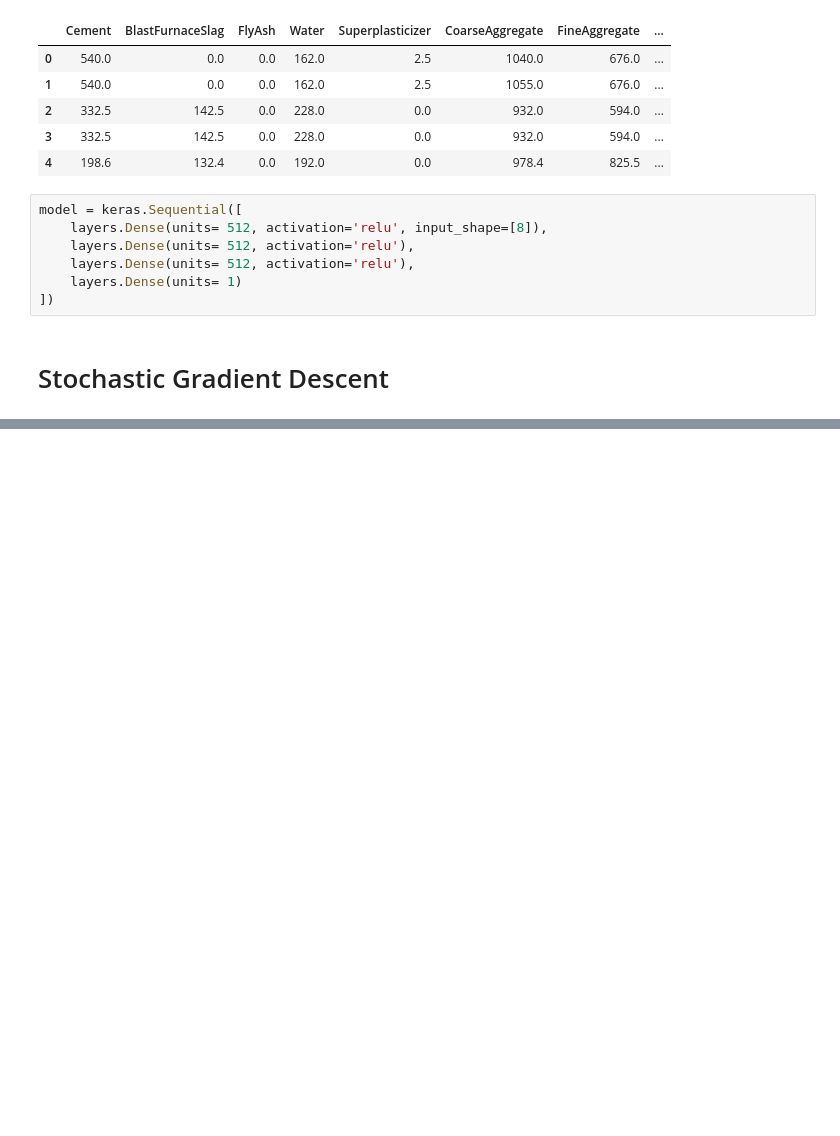
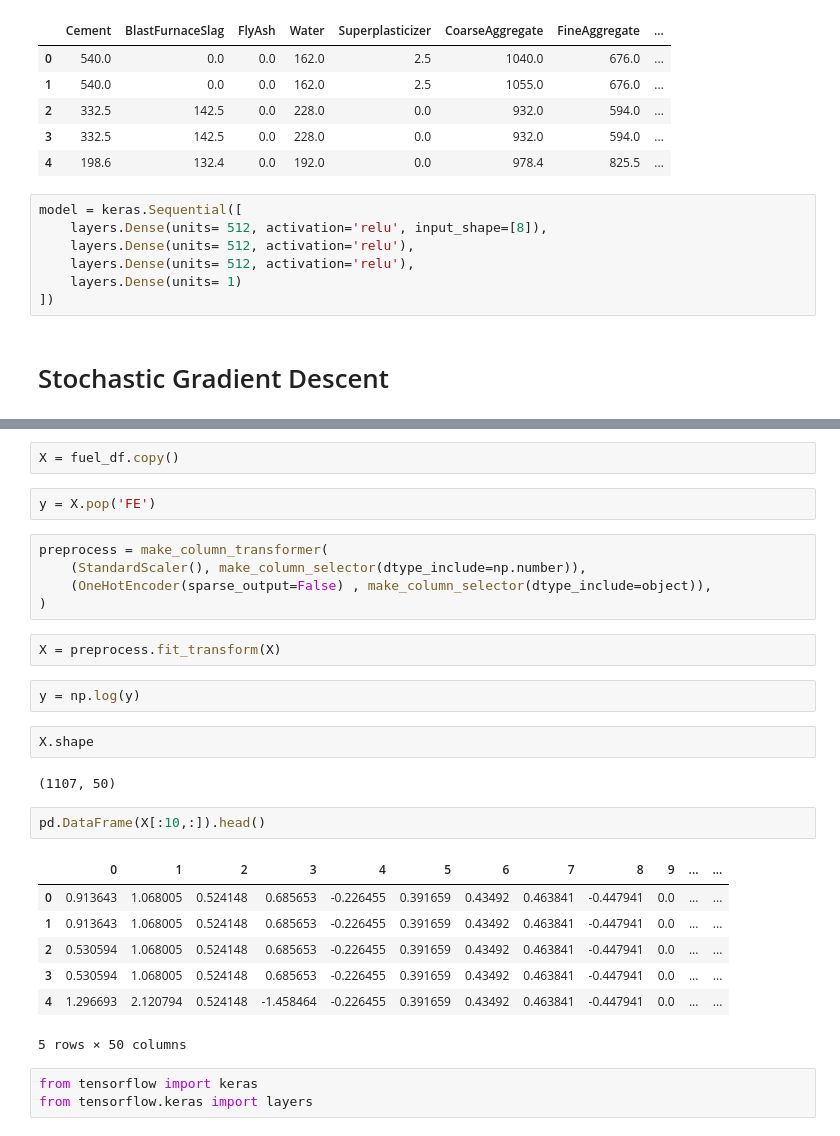
Before and after one commit to AliakbarMehdizadeh/Deep-Neural-Networks, a Jupyter notebook: Intro_to_Deep_Learning.ipynb, the cells around one changed output, grey strips where cells are left out. Cells and saved outputs as stored; diff of their text form; blank space fills up the shorter version.

```diff
--- a/Intro_to_Deep_Learning.ipynb
+++ b/Intro_to_Deep_Learning.ipynb
@@ -109,0 +213,30 @@ model = keras.Sequential([
+# %%
+X = fuel_df.copy()
+# %%
+y = X.pop('FE')
+# %%
+preprocess = make_column_transformer(
+    (StandardScaler(), make_column_selector(dtype_include=np.number)),
+    (OneHotEncoder(sparse_output=False) , make_column_selector(dtype_include=object)),
+)
+# %%
+X = preprocess.fit_transform(X)
+# %%
+y = np.log(y)
+# %%
+X.shape
+# %% [output]
+(1107, 50)
+# %%
+pd.DataFrame(X[:10,:]).head()
+# %% [output]
+|  | 0 | 1 | 2 | 3 | 4 | 5 | 6 | 7 | 8 | 9 | ... | ... |
+| 0 | 0.913643 | 1.068005 | 0.524148 | 0.685653 | -0.226455 | 0.391659 | 0.43492 | 0.463841 | -0.447941 | 0.0 | ... | ... |
+| 1 | 0.913643 | 1.068005 | 0.524148 | 0.685653 | -0.226455 | 0.391659 | 0.43492 | 0.463841 | -0.447941 | 0.0 | ... | ... |
+| 2 | 0.530594 | 1.068005 | 0.524148 | 0.685653 | -0.226455 | 0.391659 | 0.43492 | 0.463841 | -0.447941 | 0.0 | ... | ... |
+| 3 | 0.530594 | 1.068005 | 0.524148 | 0.685653 | -0.226455 | 0.391659 | 0.43492 | 0.463841 | -0.447941 | 0.0 | ... | ... |
+| 4 | 1.296693 | 2.120794 | 0.524148 | -1.458464 | -0.226455 | 0.391659 | 0.43492 | 0.463841 | -0.447941 | 0.0 | ... | ... |
+5 rows × 50 columns
+# %%
+from tensorflow import keras
+from tensorflow.keras import layers
```
Also changed, not shown: parts of 28 cells of this notebook.
